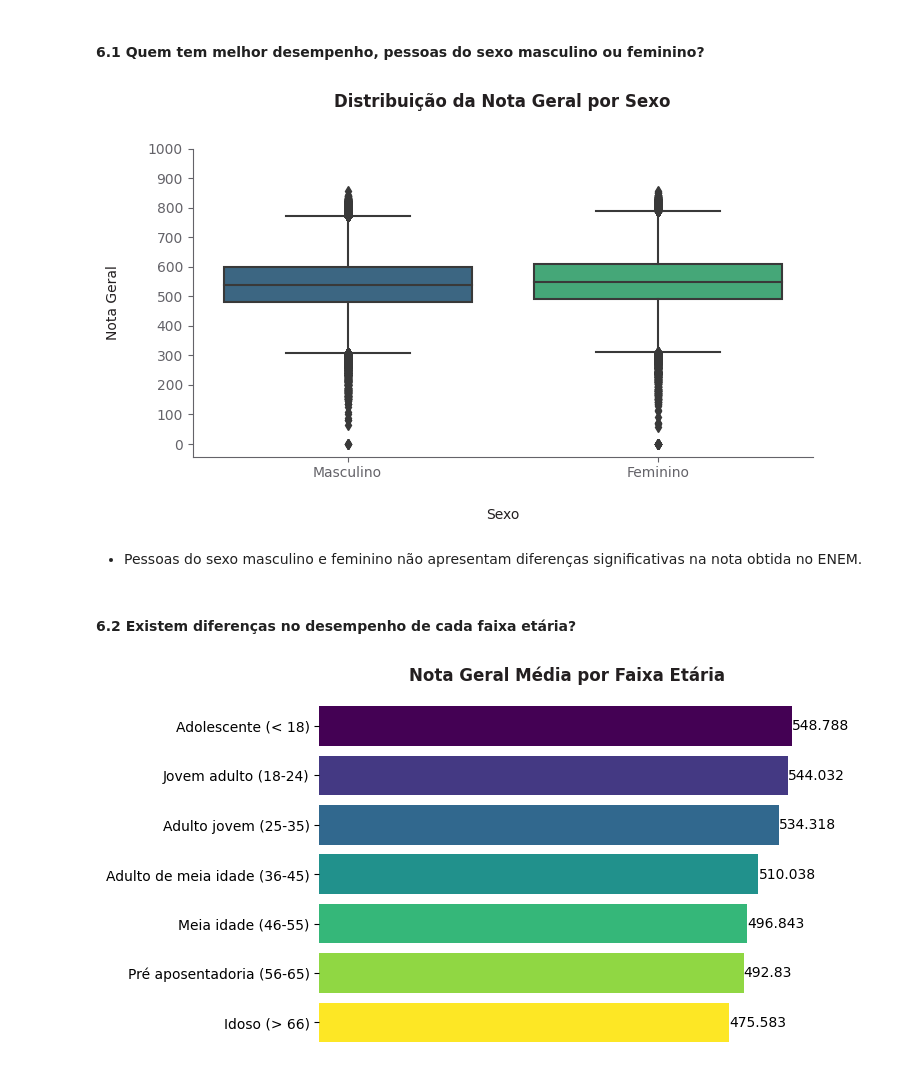
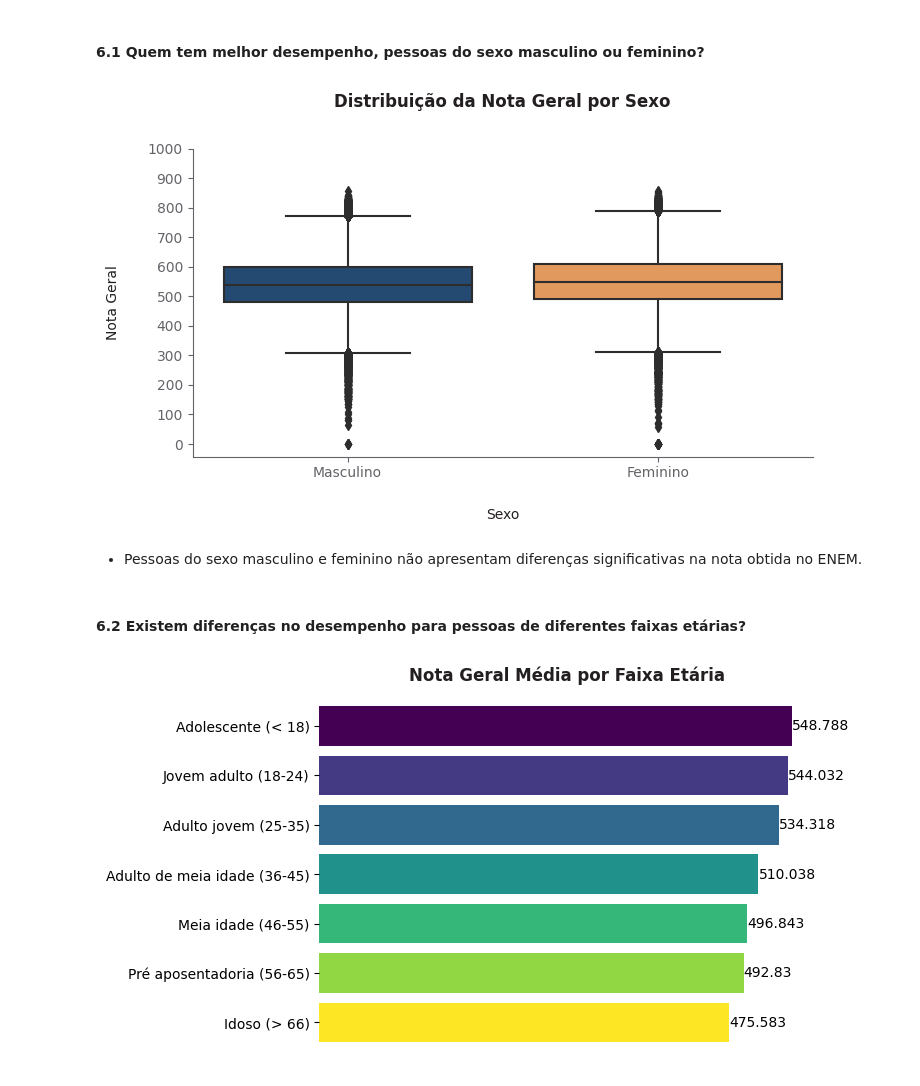
Before and after one commit to allmeidaapedro/Enem-Analysis, a Jupyter notebook: eda.ipynb, the cells around one changed output. Drawn from its saved outputs; the diff is of its cells as text; code cells hidden in the pictures.

```diff
--- a/eda.ipynb
+++ b/eda.ipynb
@@ -980,25 +982,25 @@ fig.delaxes(ax[1, 1])
 # %%
 # Plotting and customizing.
 fig, ax = plt.subplots(figsize=(8, 4))
-sns.boxplot(data=df, x='sexo', y='nota_media', orient='v', palette='viridis', ax=ax)
+sns.boxplot(data=df, x='sexo', y='nota_media', orient='v', palette=[AZUL1, LARANJA1], ax=ax)
 ax.set_title('Distribuição da Nota Geral por Sexo', color=CINZA1, fontweight='bold', pad=30)
 ax.set_xticks(range(2))
 ax.set_xticklabels(['Masculino', 'Feminino'])
 ax.set_ylabel('Nota Geral', color=CINZA1, labelpad=20)
 ax.set_xlabel('Sexo', color=CINZA1, labelpad=20)
 ax.set_yticks(ticks=range(0, 1001, 100))
 ax.tick_params(axis='x', colors=CINZA4)
 ax.tick_params(axis='y', colors=CINZA4)
 ax.spines['left'].set_color(CINZA4)
 ax.spines['bottom'].set_color(CINZA4)
 ax.spines['right'].set_visible(False)
 ax.spines['top'].set_visible(False)
 # %% [output]
-[figure, old version]
+[figure, new version]
 # %% [markdown]
 - Pessoas do sexo masculino e feminino não apresentam diferenças significativas na nota obtida no ENEM.
 # %% [markdown]
-#### 6.2 Existem diferenças no desempenho de cada faixa etária?
+#### 6.2 Existem diferenças no desempenho para pessoas de diferentes faixas etárias?
 # %%
 age_grade = df.groupby(['faixa_etaria'])[['nota_media']].mean().reset_index()
 age_grade['limit_age'] = age_grade['faixa_etaria'].apply(lambda x: x[-3:-1]).astype('int')
```
Also changed, not shown: parts of 10 cells of this notebook.
